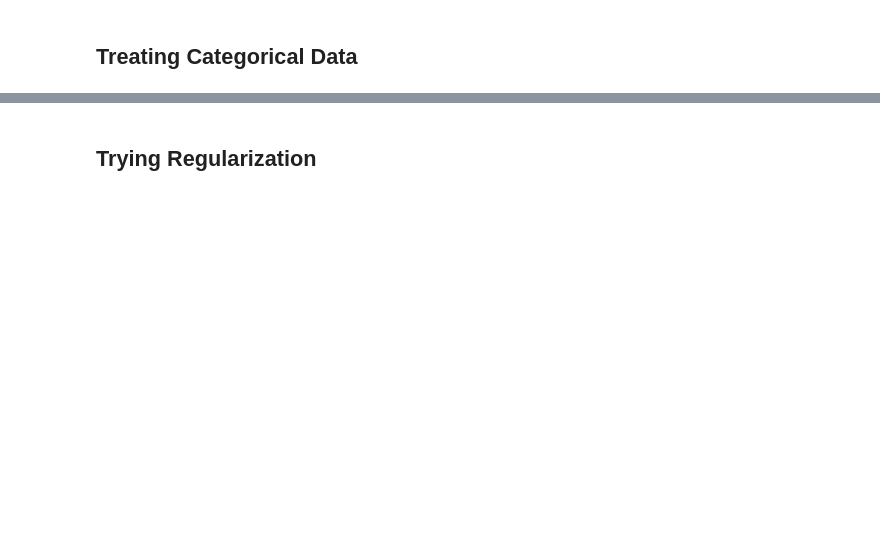
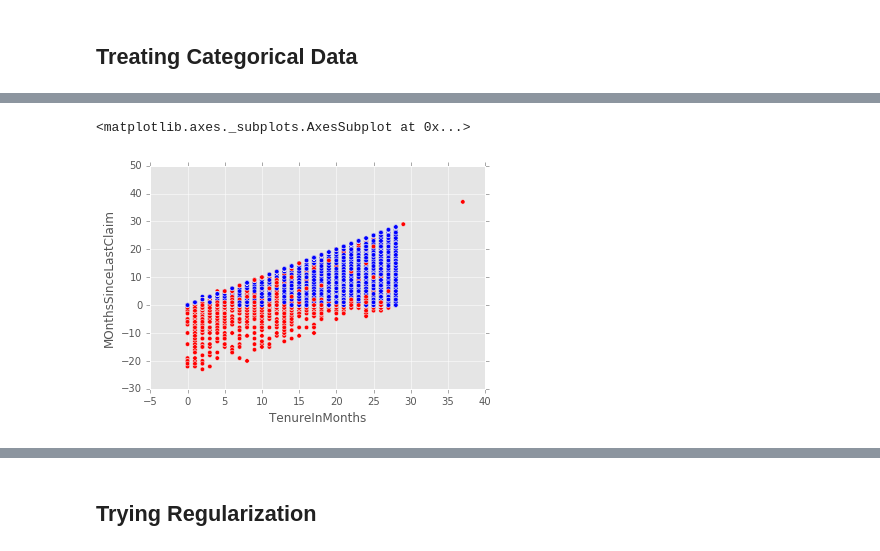
Before and after one commit to flarossler/SYDDAT4_Project-Pet-Insurance-Churn, a Jupyter notebook: Project Flavia v2.ipynb, the cells around one changed output, grey strips where cells are left out. Cells and saved outputs as stored; diff of their text form; code cells hidden in the pictures; blank space fills up the shorter version.

```diff
--- a/Project Flavia v2.ipynb
+++ b/Project Flavia v2.ipynb
@@ -291,3 +304,5 @@ Name: PetAge00to01, dtype: int64
+# %%
+policies.drop('irsd_decile',axis=1,inplace=True)
 # %%
 policies.drop('InsuredGender', axis=1, inplace=True)
 policies.drop('species_code', axis=1, inplace=True)
@@ -322,2 +472,4 @@ policies.Ntile5LastPaidAmount.hist(by=policies.Cancelled, sharex=True, sharey=Tr
+# %%
+policies.drop('PremiumDecile0', axis = 1, inplace=True)
 # %%
 policies.OtherPets.hist(by=policies.Cancelled, sharex=True, sharey=True)
@@ -324,3 +480,6 @@ policies.OtherPets.hist(by=policies.Cancelled, sharex=True, sharey=True)
 # %%
-colors = np.where(policies.species_code==1, 'r', 'b') #canine red
+colors = np.where(policies.Cancelled==1, 'r', 'b') #cancelled red
 policies.plot(kind='scatter', x='TenureInMonths', y='MOnthsSinceLastClaim', c=colors)
+# %% [output]
+<matplotlib.axes._subplots.AxesSubplot at 0x...>
+[figure, added]
```
Also changed, not shown: parts of 102 cells of this notebook, 1 other file.
